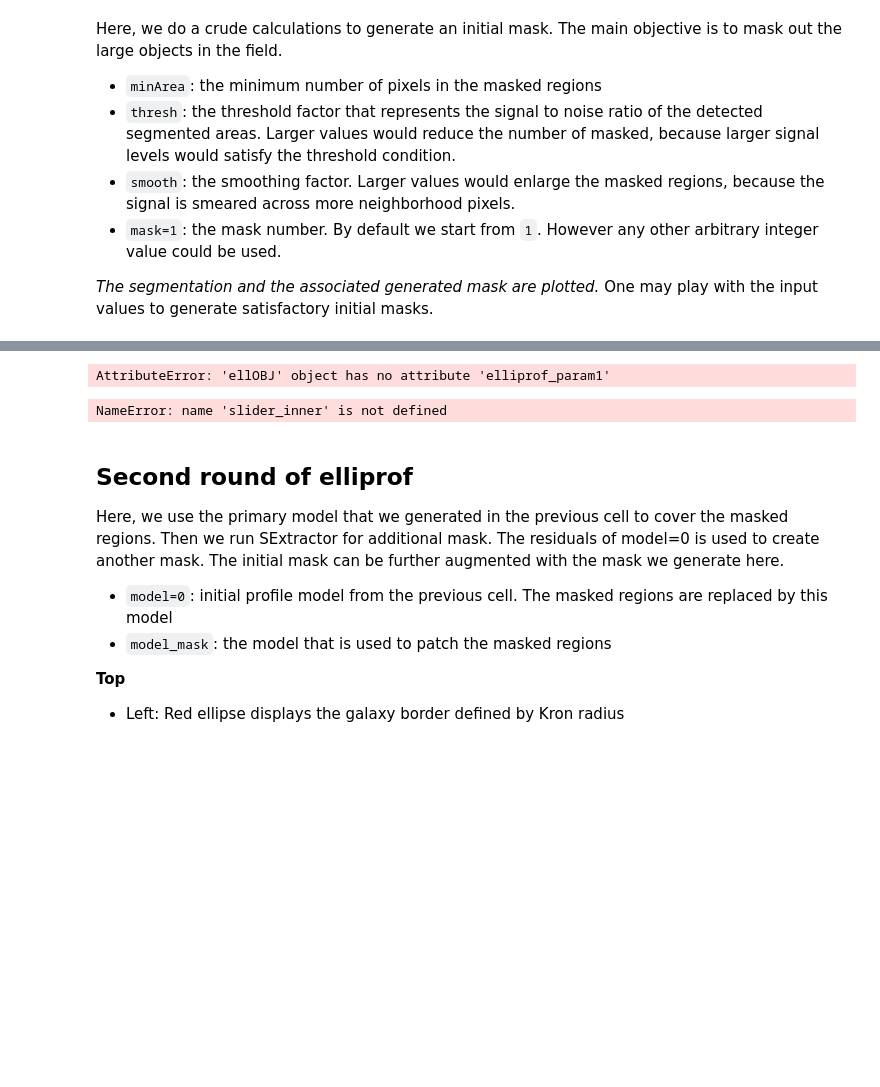
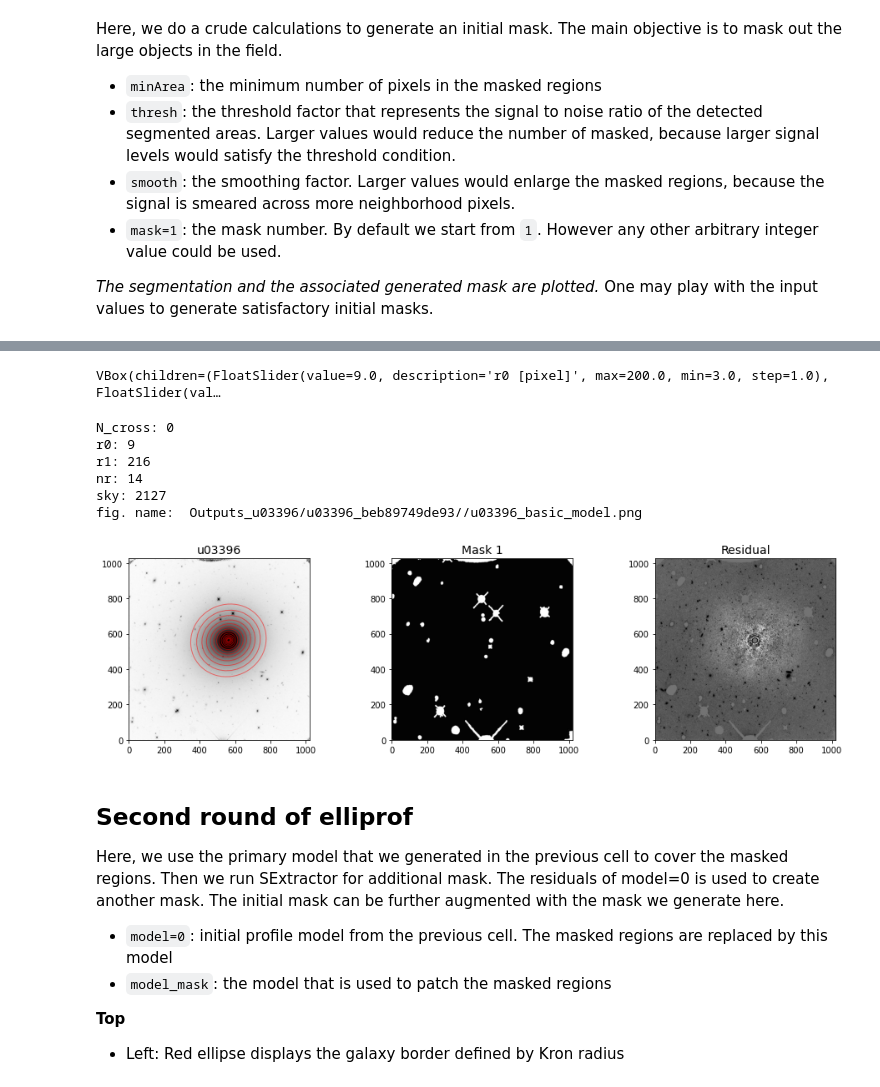
Before and after one commit to ekourkchi/old-SBF, a Jupyter notebook: notebooks/Run_elliprof_function.ipynb, the cells around one changed output, grey strips where cells are left out. Drawn from its saved outputs; the diff is of its cells as text; code cells hidden in the pictures; blank space fills up the shorter version.

Commit message:
refactoring the widgets sections

```diff
--- a/notebooks/Run_elliprof_function.ipynb
+++ b/notebooks/Run_elliprof_function.ipynb
@@ -113 +51,3 @@ obj.x_max, obj.y_max
+# %%
+obj = SBFobject("u03396", inFolder=inFolder, config=configFolder)
 # %%
@@ -164,64 +104,22 @@ The main goal is to generate very crude model.
 - `options`: Any other that `elliprof` accepts.
-# %%
-if not obj.elliprof_param1 is None:
-    r0 = obj.elliprof_param1["r0"]
-    c_kron = obj.elliprof_param1["c_kron"]
-    sky_factor = obj.elliprof_param1["sky_factor"]
-    k = obj.elliprof_param1["k"]
-    option = obj.elliprof_param1["options"]
-else:
-    r0 = 9
-    c_kron = 3.
-    sky_factor = 0.9
-    k = 15
-    option = 'COS3X=0'
-
-
-slider_inner = widgets.FloatSlider(value=r0, min=int(r0/2), max=int(r0*2), step=1, description='r0 (pixels)')
-slider_kron = widgets.FloatSlider(value=c_kron, min=1, max=5, step=0.25, description='Kron_factor')
-slider_sky = widgets.FloatSlider(value=sky_factor, min=0.1, max=1.2, step=0.05, description='sky_factor')
-slider_nEll = widgets.FloatSlider(value=k, min=5, max=50, step=1, description='k')
-
-elliprof_options = widgets.Dropdown(
-       options=['COS3X=0', 'COS3X=1', 'COS3X=2', 'COS4X=1', 'COS4X=2', 'COS3X=-1', 'COS3X=-2'],
-       value=option,
-       description='Mode:')
-
-
-checkbox = widgets.Checkbox(description='Combine Mask', value = False)
-
-box1 = widgets.VBox([slider_inner, slider_kron, slider_sky, slider_nEll])
-box2 = widgets.VBox([elliprof_options])
-
-widgets.HBox([box1, box2])
-# %% [output]
-AttributeError: 'ellOBJ' object has no attribute 'elliprof_param1'
-# %%
-r0         = slider_inner.value        # pixels
-c_kron     = slider_kron.value         # *kron_radius
-r1         = obj.outerR(c_kron)        # pixels
-k          = slider_nEll.value
-nr         = int(np.round((r1-r0)/k))
-sky_factor = slider_sky.value          # always less than one
-
-sky     = int(sky_factor*obj.sky_med)
-options = elliprof_options.value
-
-
-obj.elliprof_param1 = populate_dict(obj.elliprof_param1,
-              {"r0": r0, "c_kron":c_kron, "sky_factor": sky_factor,
-               "k": k, "options": options
-              })
-
-
-# input mask. Usually mask = 1 or any value chosen for the initial mask from the previous cell
-# since we have not specify the model number, the generated model takes a value of `0`
-msg = obj.elliprof(r0, r1, nr=nr, sky=sky, niter=10, options=options, mask=1)
-
-
-plot_primary(obj)
-# %% [output]
-NameError: name 'slider_inner' is not defined
+# %%
+widget = obj.basic_elliprof_widget()
+
+widgets.VBox(widget)
+# %% [output]
+VBox(children=(FloatSlider(value=9.0, description='r0 [pixel]', max=200.0, min=3.0, step=1.0), FloatSlider(val…
+# %%
+%matplotlib inline
+
+_ = obj.basic_elliprof()
+# %% [output]
+N_cross: 0
+r0: 9
+r1: 216
+nr: 14
+sky: 2127
+fig. name:  Outputs_u03396/u03396_beb89749de93//u03396_basic_model.png
+[figure, added]
 # %% [markdown]
 ## Second round of elliprof
 
```
Also changed, not shown: parts of 33 cells of this notebook, 3 other files.
